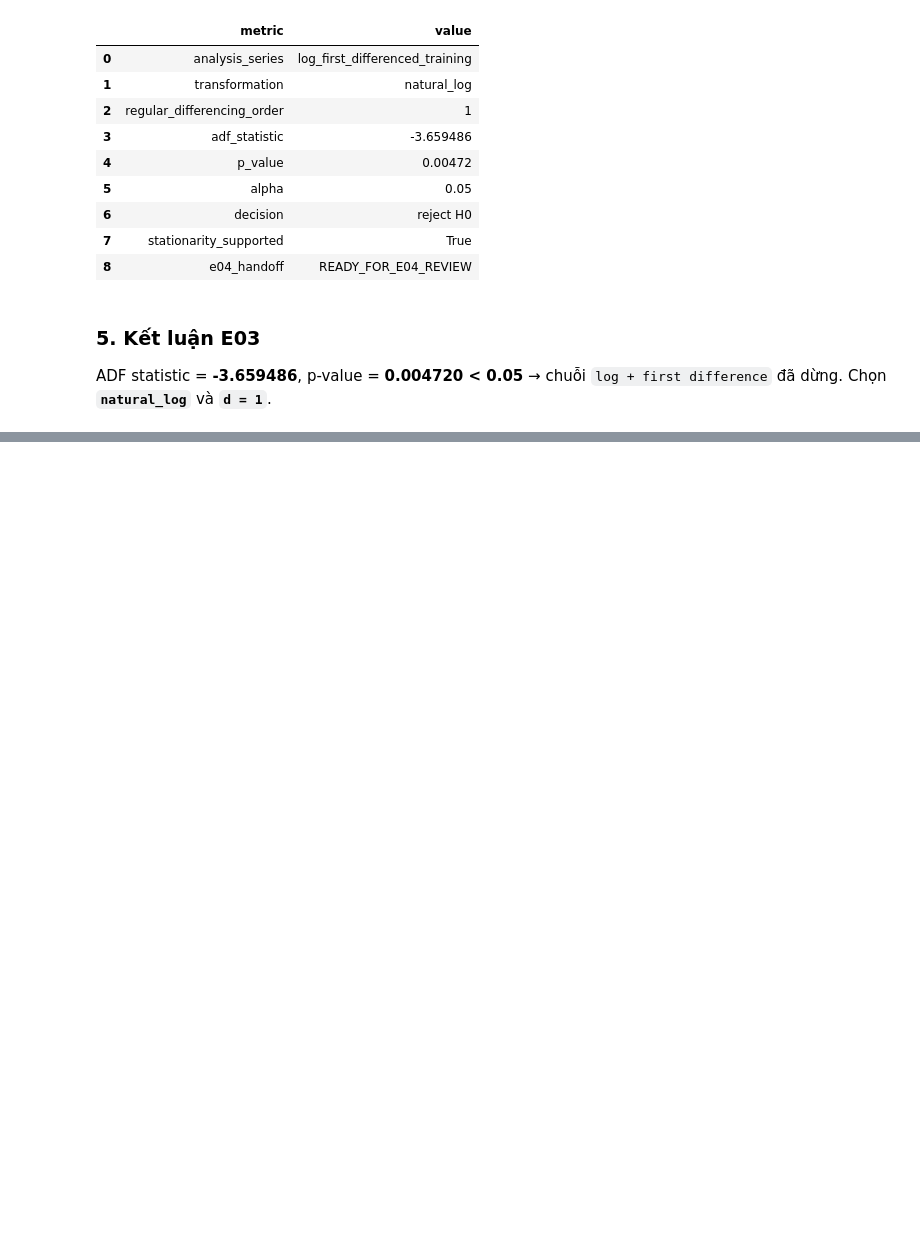
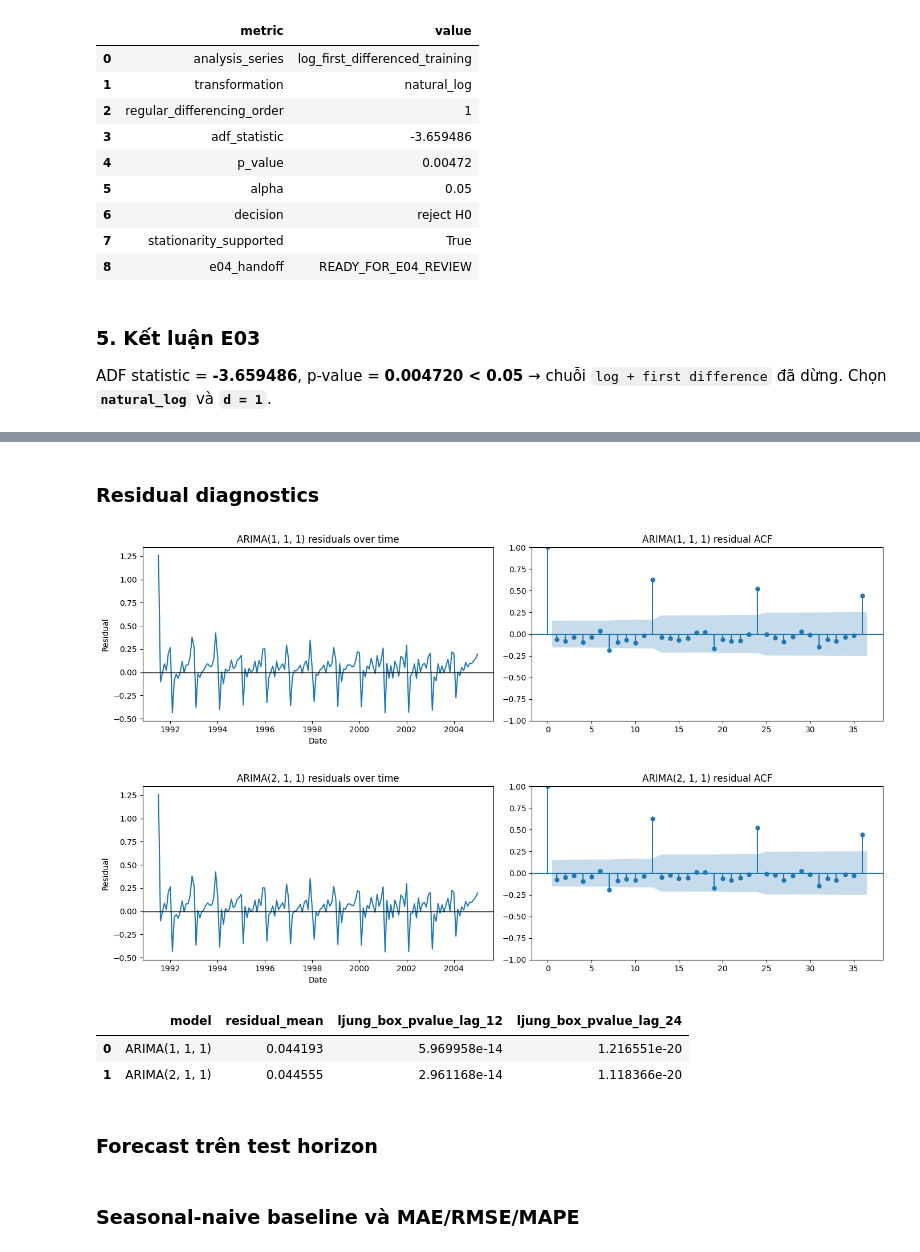
Before and after one commit to Tuvienn/TOTAL_LAB_PRACTICE_FOR_TIME_SERIES, a Jupyter notebook: total_practice/Practice_2/notebooks/Practice_2_present.ipynb, the cells around one changed output, grey strips where cells are left out. Cells and saved outputs as stored; diff of their text form; code cells hidden in the pictures; blank space fills up the shorter version.

```diff
--- a/total_practice/Practice_2/notebooks/Practice_2_present.ipynb
+++ b/total_practice/Practice_2/notebooks/Practice_2_present.ipynb
@@ -280,0 +526,13 @@ ADF statistic = **-3.659486**, p-value = **0.004720 < 0.05** → chuỗi `log +
+# %%
+candidate_orders = [
+    (1, 1, 1),
+    (2, 1, 1),
+]
+
+if not 1 <= len(candidate_orders) <= 2:
+    raise ValueError("E04 cần cung cấp từ 1 đến 2 ARIMA candidates.")
+
+if any(d != 1 for _, d, _ in candidate_orders):
+    raise ValueError("Các candidates phải kế thừa d=1 từ E03.")
+
+print("Candidates sẽ fit:", candidate_orders)
@@ -280,0 +578,59 @@ ADF statistic = **-3.659486**, p-value = **0.004720 < 0.05** → chuỗi `log +
+# %% [markdown]
+### Residual diagnostics
+# %%
+import matplotlib.pyplot as plt
+from statsmodels.graphics.tsaplots import plot_acf
+from statsmodels.stats.diagnostic import acorr_ljungbox
+
+residual_summaries = []
+
+for order, fitted in fitted_models.items():
+    model_name = f"ARIMA{order}"
+    residuals = pd.Series(
+        np.asarray(fitted.resid),
+        index=train_log.index,
+        name="residual",
+    ).dropna()
+
+    lb_result = acorr_ljungbox(
+        residuals,
+        lags=[12, 24],
+        model_df=order[0] + order[2],
+        return_df=True,
+    )
+
+    residual_summaries.append({
+        "model": model_name,
+        "residual_mean": residuals.mean(),
+        "ljung_box_pvalue_lag_12": lb_result.loc[12, "lb_pvalue"],
+        "ljung_box_pvalue_lag_24": lb_result.loc[24, "lb_pvalue"],
+    })
+
+    fig, axes = plt.subplots(1, 2, figsize=(14, 4))
+    axes[0].plot(residuals.index, residuals)
+    axes[0].axhline(0, color="black", linewidth=1)
+    axes[0].set_title(f"{model_name} residuals over time")
+    axes[0].set_xlabel("Date")
+    axes[0].set_ylabel("Residual")
+
+    plot_acf(
+        residuals,
+        lags=36,
+        alpha=0.05,
+        ax=axes[1],
+        title=f"{model_name} residual ACF",
+    )
+
+    plt.tight_layout()
+    plt.show()
+
+residual_summary = pd.DataFrame(residual_summaries)
+display(residual_summary)
+# %% [output]
+[figure, added]
+[figure, added]
+|  | model | residual_mean | ljung_box_pvalue_lag_12 | ljung_box_pvalue_lag_24 |
+| 0 | ARIMA(1, 1, 1) | 0.044193 | 5.969958e-14 | 1.216551e-20 |
+| 1 | ARIMA(2, 1, 1) | 0.044555 | 2.961168e-14 | 1.118366e-20 |
+# %% [markdown]
+### Forecast trên test horizon
@@ -280,0 +652,2 @@ ADF statistic = **-3.659486**, p-value = **0.004720 < 0.05** → chuỗi `log +
+# %% [markdown]
+### Seasonal-naive baseline và MAE/RMSE/MAPE
```
Also changed, not shown: parts of 56 cells of this notebook, 9 other files.
